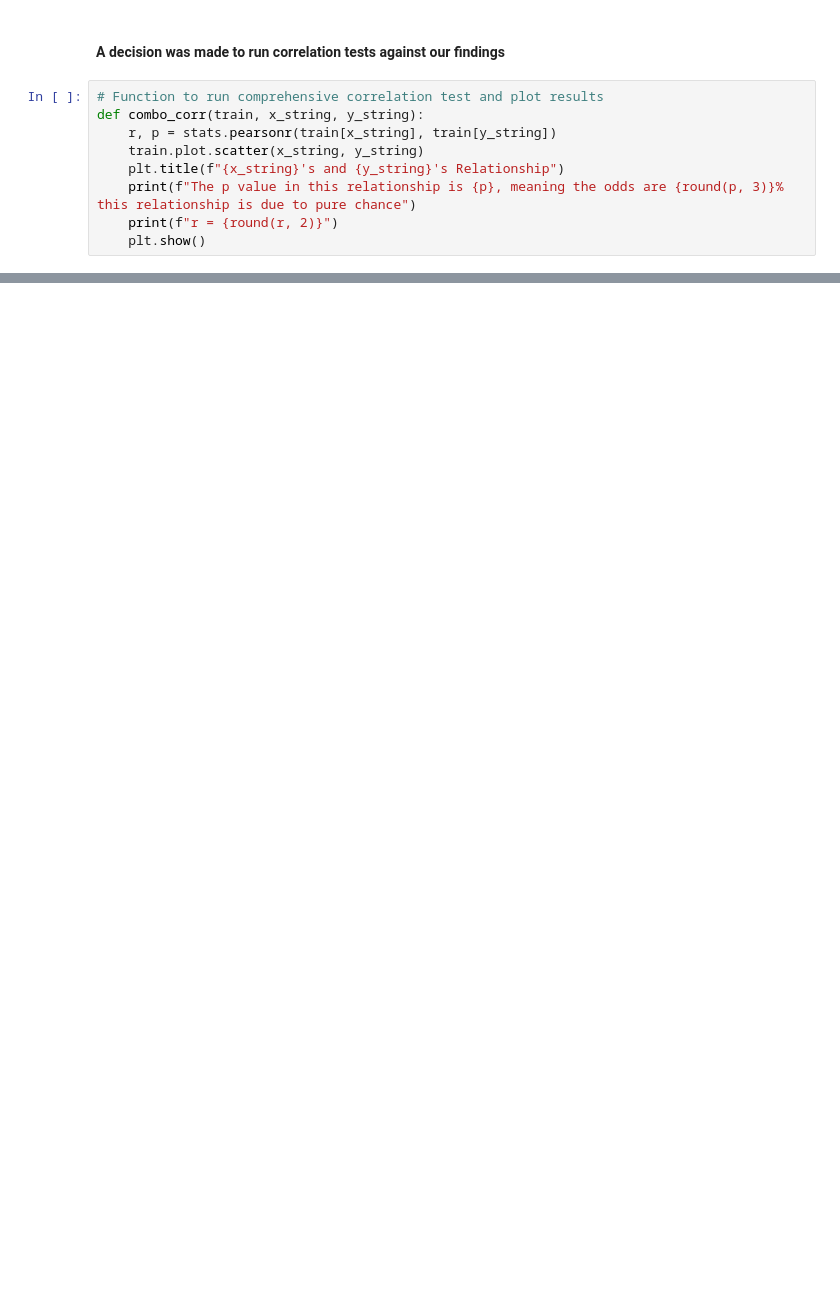
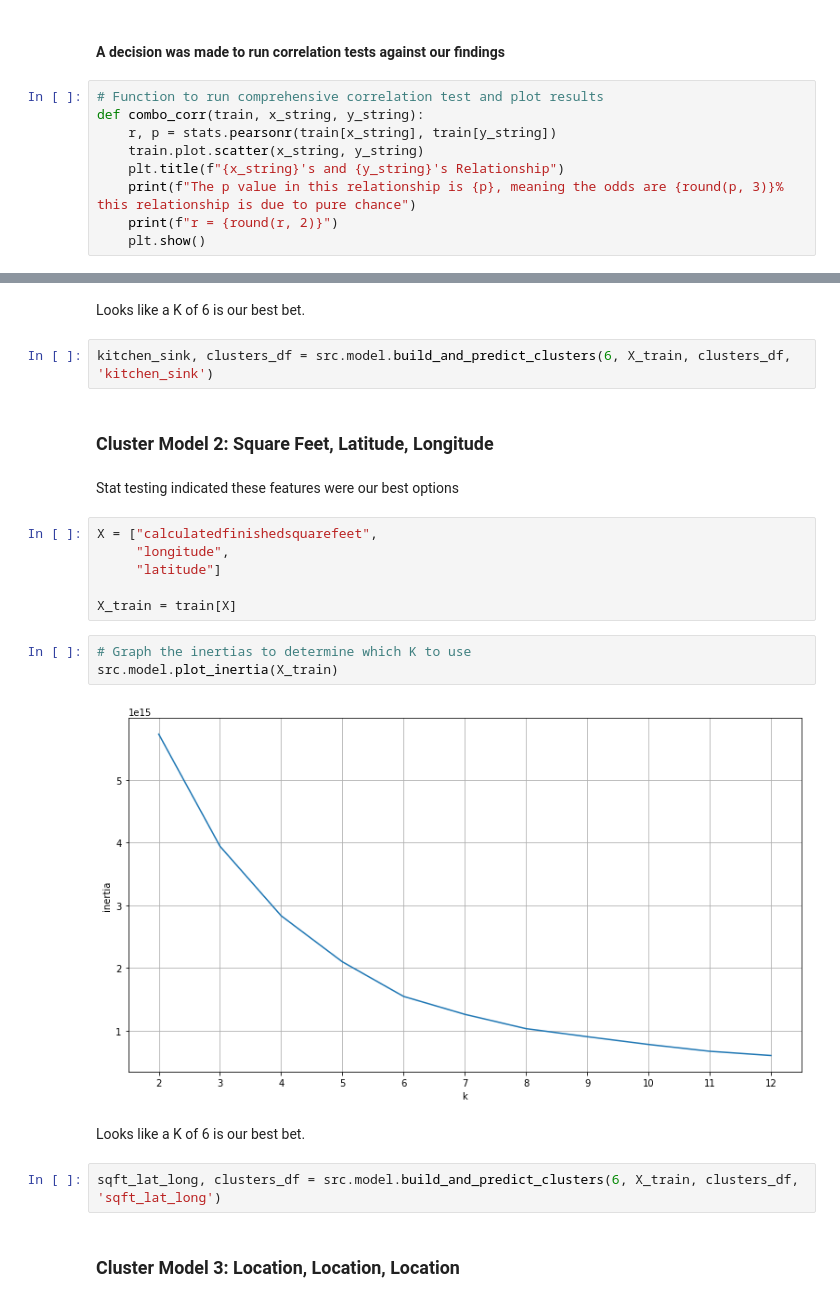
Before and after one commit to Cluster-Flux/zillow-cluster-project, a Jupyter notebook: mvp.ipynb, the cells around one changed output, grey strips where cells are left out. Drawn from its saved outputs; the diff is of its cells as text; blank space fills up the shorter version.

```diff
--- a/mvp.ipynb
+++ b/mvp.ipynb
@@ -566,0 +305,25 @@ _Write up the things you learned, and how well your model performed. Be sure add
+# %% [markdown]
+Looks like a K of 6 is our best bet.
+# %%
+kitchen_sink, clusters_df = src.model.build_and_predict_clusters(6, X_train, clusters_df, 'kitchen_sink')
+# %% [markdown]
+### Cluster Model 2: Square Feet, Latitude, Longitude
+# %% [markdown]
+Stat testing indicated these features were our best options
+# %%
+X = ["calculatedfinishedsquarefeet",
+     "longitude",
+     "latitude"]
+
+X_train = train[X]
+# %%
+# Graph the inertias to determine which K to use
+src.model.plot_inertia(X_train)
+# %% [output]
+[figure, added]
+# %% [markdown]
+Looks like a K of 6 is our best bet.
+# %%
+sqft_lat_long, clusters_df = src.model.build_and_predict_clusters(6, X_train, clusters_df, 'sqft_lat_long')
+# %% [markdown]
+### Cluster Model 3: Location, Location, Location
```
Also changed, not shown: parts of 104 cells of this notebook, 2 other files.
